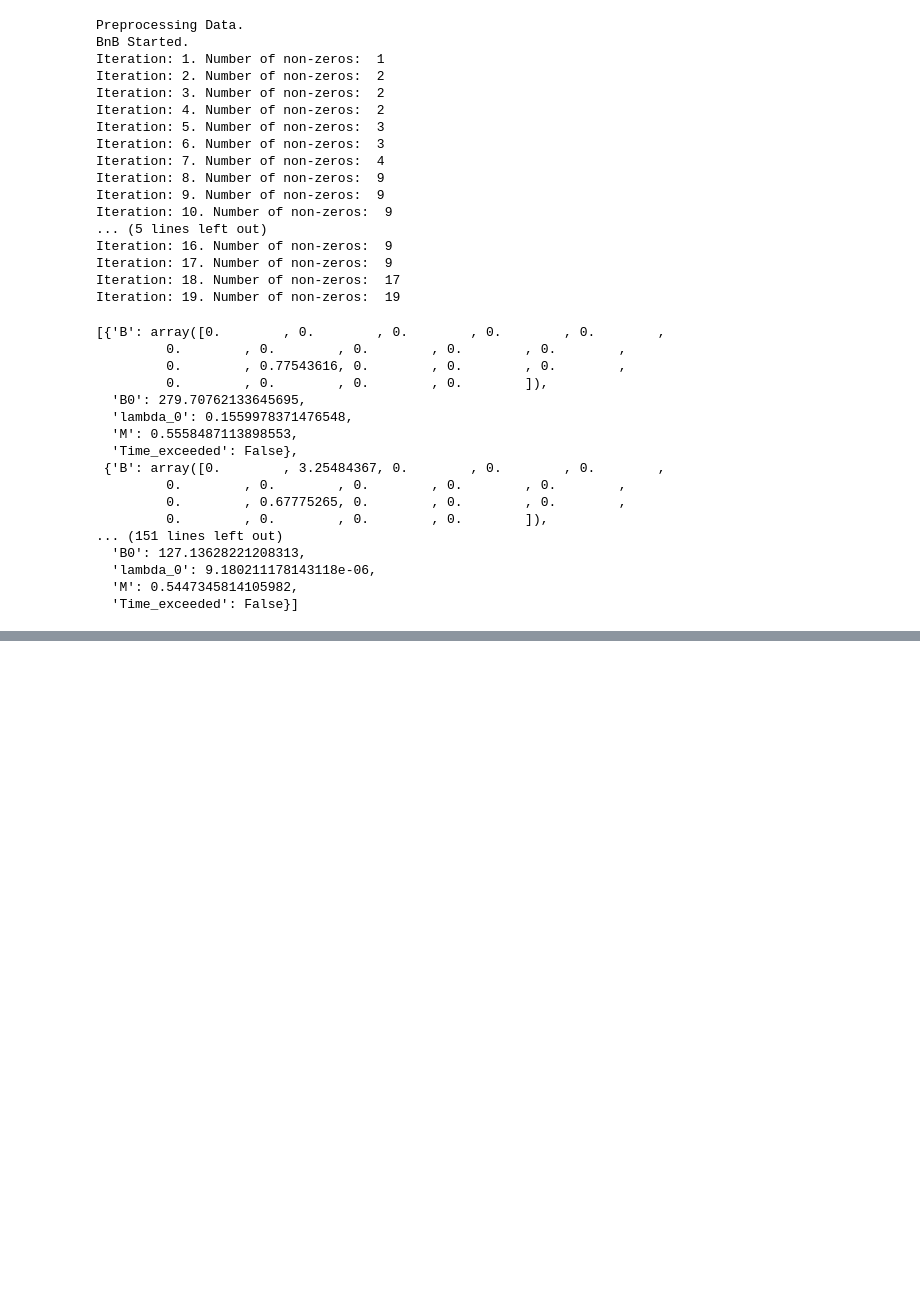
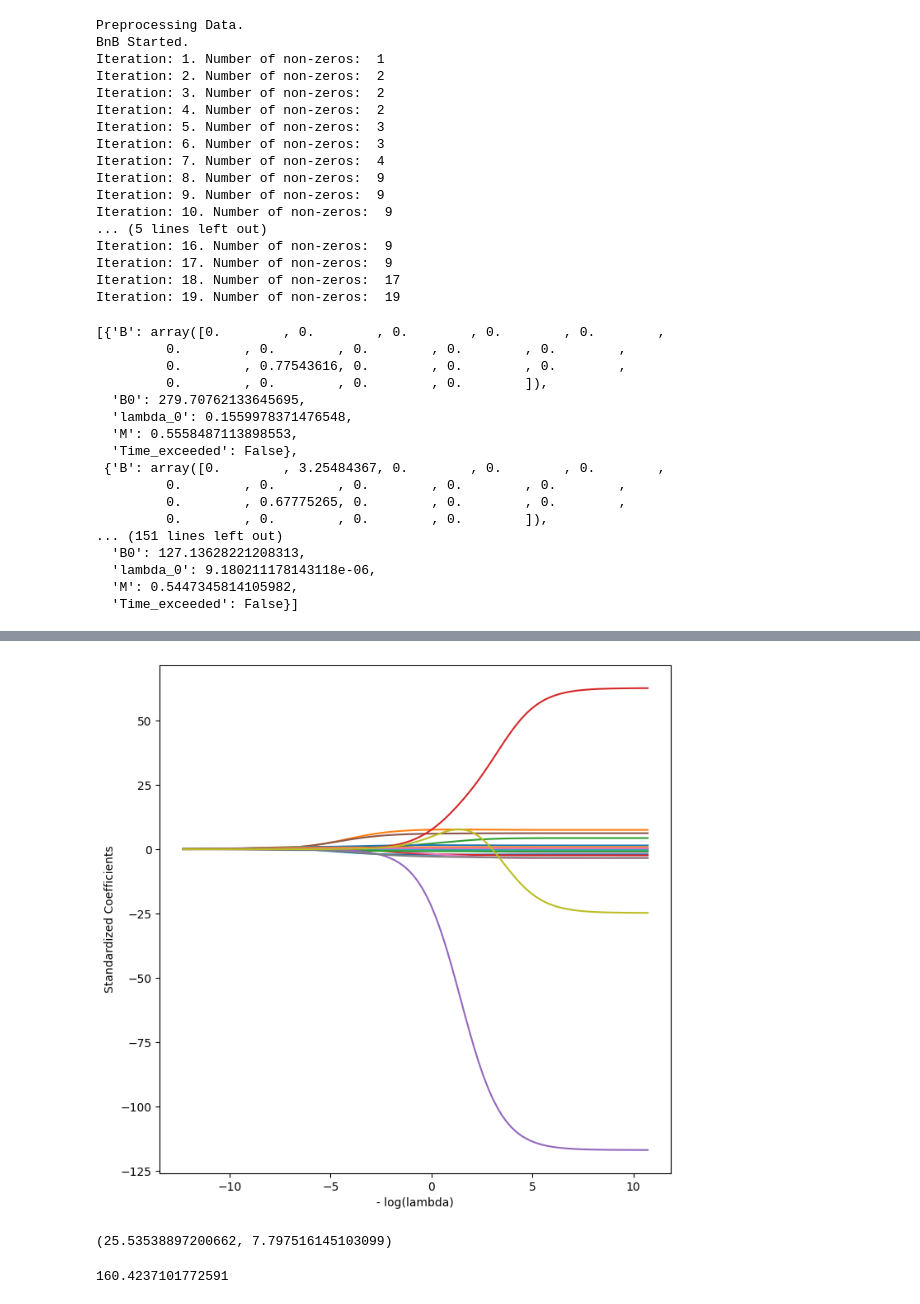
Before and after one commit to kkkamur07/ISL-Learning, a Jupyter notebook: Regularization/regularization-lab.ipynb, the cells around one changed output, grey strips where cells are left out. Drawn from its saved outputs; the diff is of its cells as text; code cells hidden in the pictures; blank space fills up the shorter version.

```diff
--- a/Regularization/regularization-lab.ipynb
+++ b/Regularization/regularization-lab.ipynb
@@ -205,0 +216,33 @@ Iteration: 19. Number of non-zeros:  19
+# %%
+xs = x - x.mean(0)[None, :]
+xscale = x.std(0)
+xscaled = xs / xscale[None, :]
+
+lambdas = 10 ** np.linspace(8,-2,100) / y.std()
+
+soln_array = skl.ElasticNet.path(xs, y, l1_ratio=0.0, alphas=lambdas)[1]
+soln_path = pd.DataFrame(soln_array.T, columns = de.columns, index = -np.log(lambdas))
+soln_path.index.name = "- log(lambda)"
+
+# Plotting
+path_fig, ax = subplots(figsize = (8,8))
+soln_path.plot(ax = ax, legend=False)
+ax.set_xlabel("- log(lambda)")
+ax.set_ylabel("Standardized Coefficients")
+plt.show()
+# %% [output]
+[figure, added]
+# %%
+beta_hat = soln_path.loc[soln_path.index[39]]
+lambdas[39], np.linalg.norm(beta_hat) # Getting the lambda and the beta_hat values
+# %% [output]
+(25.53538897200662, 7.797516145103099)
+# %%
+# Using the pipeline
+ridge = skl.ElasticNet(alpha = lambdas[59], l1_ratio = 0.0)
+scaler = StandardScaler(with_mean = True, with_std = True)
+pipe = Pipeline([("scaler", scaler), ("ridge", ridge)])
+pipe.fit(x,y)
+np.linalg.norm(pipe.named_steps["ridge"].coef_) # Getting the beta_hat values
+# %% [output]
+160.4237101772591
```
Also changed, not shown: parts of 18 cells of this notebook, 1 other file.
